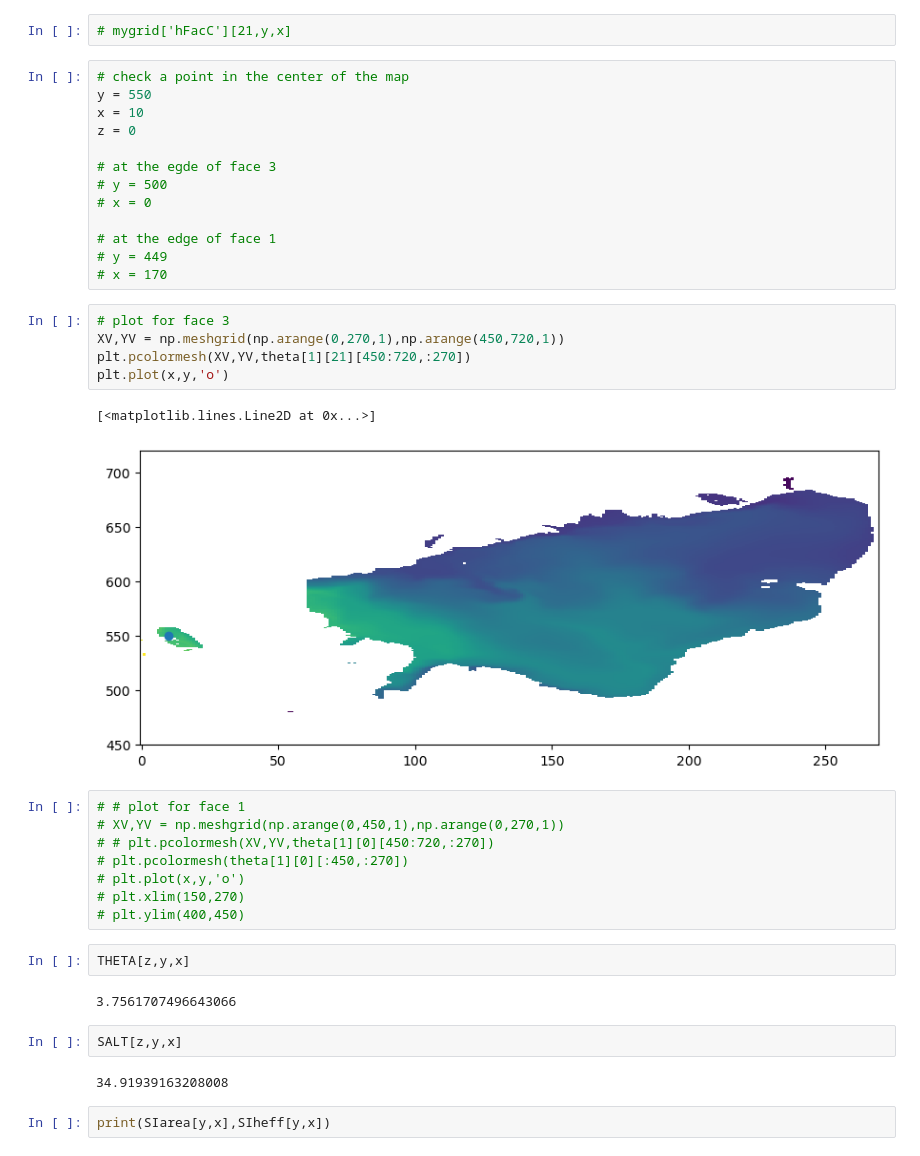
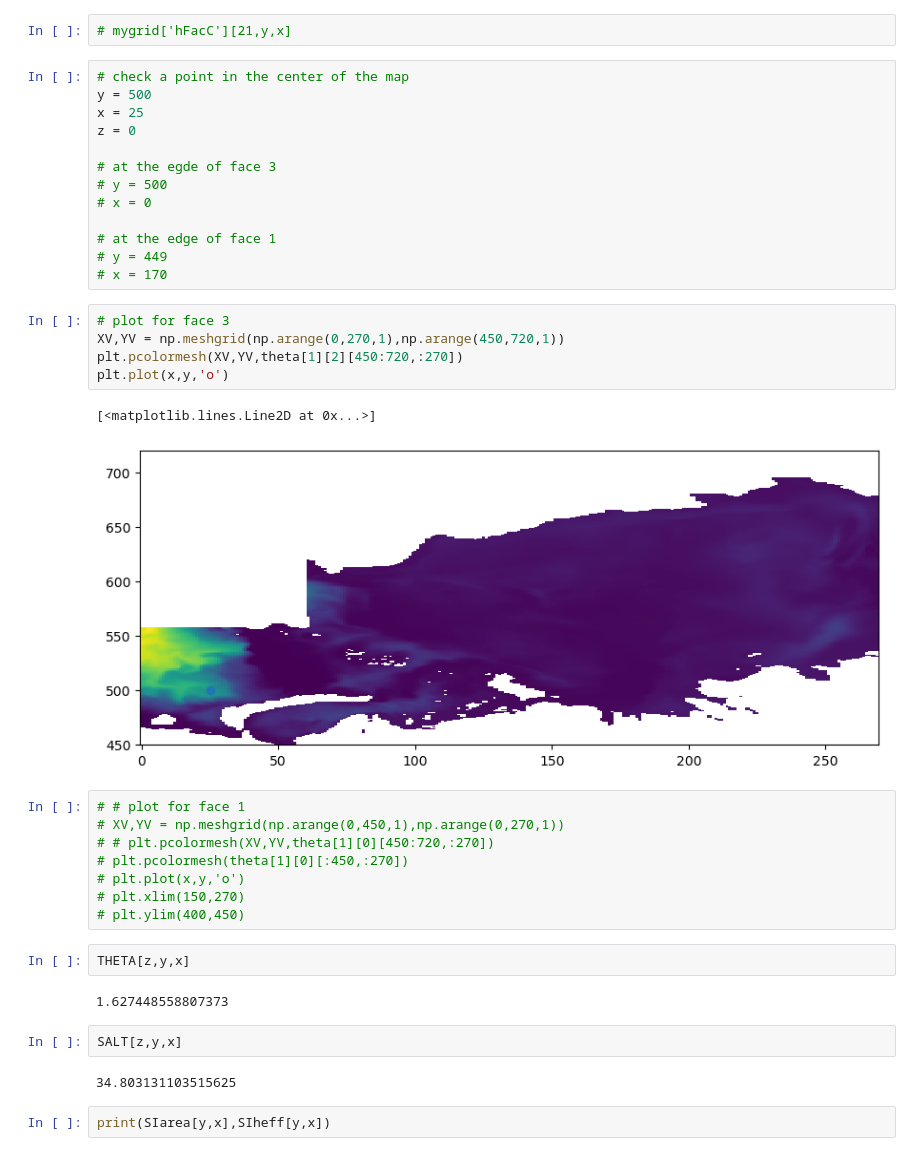
Before and after one commit to margaretmurakami/crios_backups, a Jupyter notebook: ASTE_270/Pemberton/Tendencies/Vectors_1cell.ipynb, the cells around one changed output. Drawn from its saved outputs; the diff is of its cells as text.

```diff
--- a/ASTE_270/Pemberton/Tendencies/Vectors_1cell.ipynb
+++ b/ASTE_270/Pemberton/Tendencies/Vectors_1cell.ipynb
@@ -383,8 +381,8 @@ for i in range(dTHETADRdt.shape[0]):
 # mygrid['hFacC'][21,y,x]
 # %%
 # check a point in the center of the map
-y = 550
-x = 10
+y = 500
+x = 25
 z = 0
 
 # at the egde of face 3
@@ -397,11 +395,11 @@ z = 0
 # %%
 # plot for face 3
 XV,YV = np.meshgrid(np.arange(0,270,1),np.arange(450,720,1))
-plt.pcolormesh(XV,YV,theta[1][21][450:720,:270])
+plt.pcolormesh(XV,YV,theta[1][2][450:720,:270])
 plt.plot(x,y,'o')
 # %% [output]
 [<matplotlib.lines.Line2D at 0x...>]
-[figure, old version]
+[figure, new version]
 # %%
 # # plot for face 1
 # XV,YV = np.meshgrid(np.arange(0,450,1),np.arange(0,270,1))
@@ -413,11 +411,11 @@ plt.plot(x,y,'o')
 # %%
 THETA[z,y,x]
 # %% [output]
-3.7561707496643066
+1.627448558807373
 # %%
 SALT[z,y,x]
 # %% [output]
-34.91939163208008
+34.803131103515625
 # %%
 print(SIarea[y,x],SIheff[y,x])
 # %% [output]
```
Also changed, not shown: parts of 30 cells of this notebook, 4 other files.
